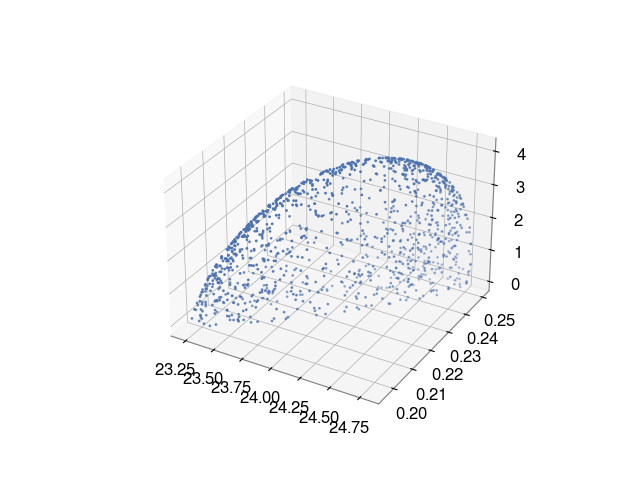
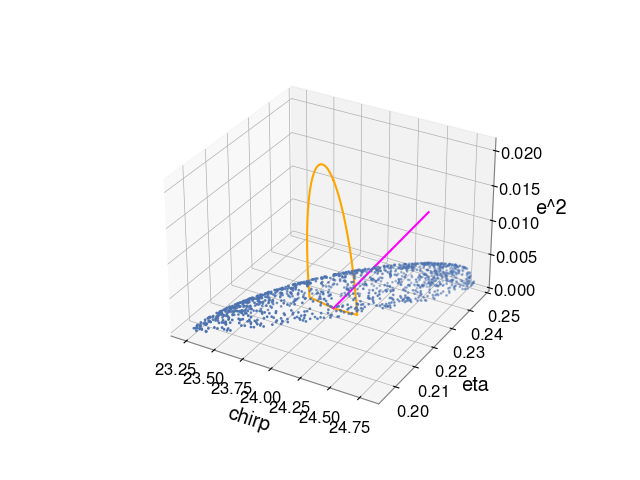
The change to this notebook cell's code, shown as a diff; its figure went from the first image to the second:
--- before
+++ after
@@ -6,5 +6,7 @@
 extreme_point = find_extreme_point(g_e2_chirp_eta, 0.01, 'ecc2', base_pars)
 ellipse_3d = generate_ellipsoid(g_e2_chirp_eta, base_pars, npts=2500)
-ellipse_e2_chirp = g_e2_chirp.generate_ellipse(npts=100, scale=1.3)
+g_e2_chirp.mins = None
+g_e2_chirp.maxs = None
+ellipse_e2_chirp = g_e2_chirp.generate_ellipse(npts=100, scale=0.3)
 
 # Cut unphysical parts of 3d ellipsoid
@@ -15,5 +17,5 @@
 # Plot 3d ellipsoid, 2d ellipse with fixed symmetric mass ratio, and degeneracy line
 ax.scatter(ellipse_3d['chirp_mass'], ellipse_3d['symmetric_mass_ratio'], ellipse_3d['ecc2'], s=1, c='b')
-ax.plot(ellipse_e2_chirp['chirp_mass'], np.full(len(ellipse_e2_chirp['ecc2']), 2/9), ellipse_e2_chirp['ecc2'], c='orange')
+ax.plot(ellipse_e2_chirp['chirp_mass'], np.full(len(ellipse_e2_chirp['ecc10sqrd']), 2/9), ellipse_e2_chirp['ecc10sqrd'], c='orange')
 chirp_line = np.linspace(base_pars['chirp_mass'], extreme_point['chirp_mass'], 101)
 eta_line = np.linspace(base_pars['symmetric_mass_ratio'], extreme_point['symmetric_mass_ratio'], 101)

Commit: making peak finding plot for paper